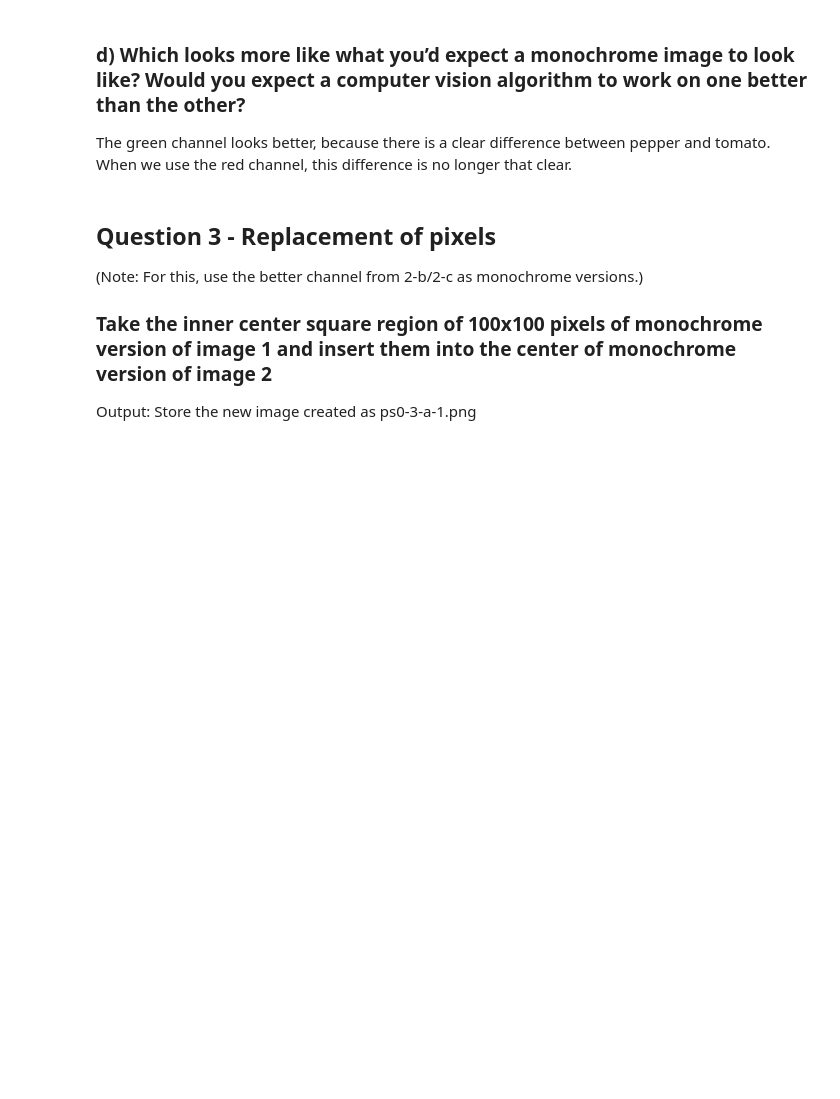
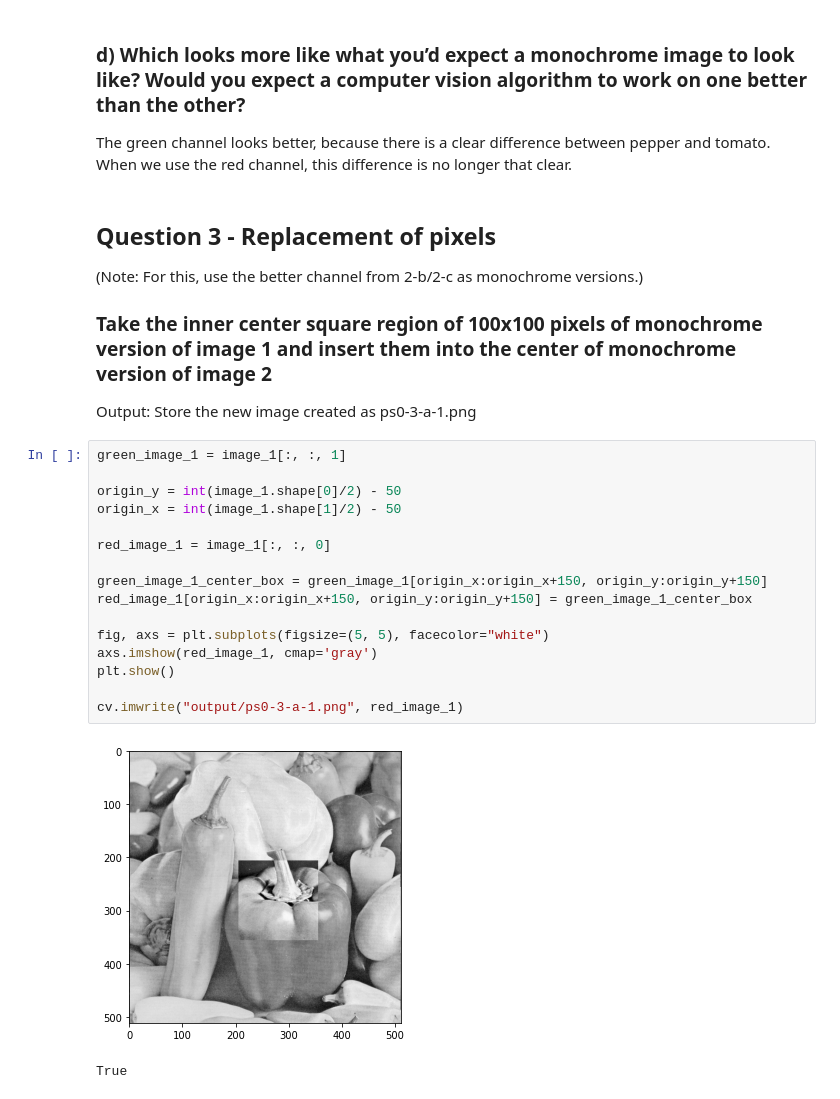
Before and after one commit to Joaom123/udacity-introduction-to-computer-vision, a Jupyter notebook: ps0/ps0.ipynb, the cells around one changed output. Drawn from its saved outputs; the diff is of its cells as text; blank space fills up the shorter version.

```diff
--- a/ps0/ps0.ipynb
+++ b/ps0/ps0.ipynb
@@ -76,3 +76,22 @@ red channel, this difference is no longer that clear.
 
 ### Take the inner center square region of 100x100 pixels of monochrome version of image 1 and insert them into the center of monochrome version of image 2
 Output: Store the new image created as ps0-3-a-1.png
+# %%
+green_image_1 = image_1[:, :, 1]
+
+origin_y = int(image_1.shape[0]/2) - 50
+origin_x = int(image_1.shape[1]/2) - 50
+
+red_image_1 = image_1[:, :, 0]
+
+green_image_1_center_box = green_image_1[origin_x:origin_x+150, origin_y:origin_y+150]
+red_image_1[origin_x:origin_x+150, origin_y:origin_y+150] = green_image_1_center_box
+
+fig, axs = plt.subplots(figsize=(5, 5), facecolor="white")
+axs.imshow(red_image_1, cmap='gray')
+plt.show()
+
+cv.imwrite("output/ps0-3-a-1.png", red_image_1)
+# %% [output]
+[figure, added]
+True
```
Also changed, not shown: parts of 2 cells of this notebook, 1 other file.
